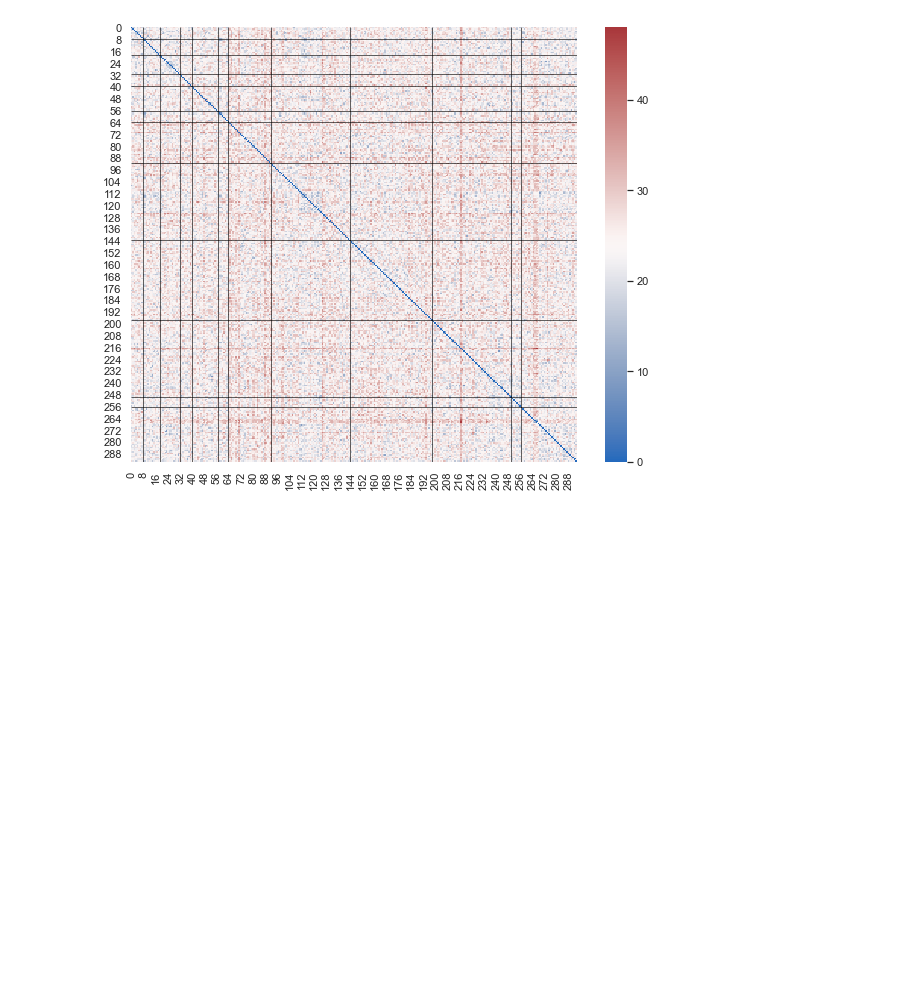
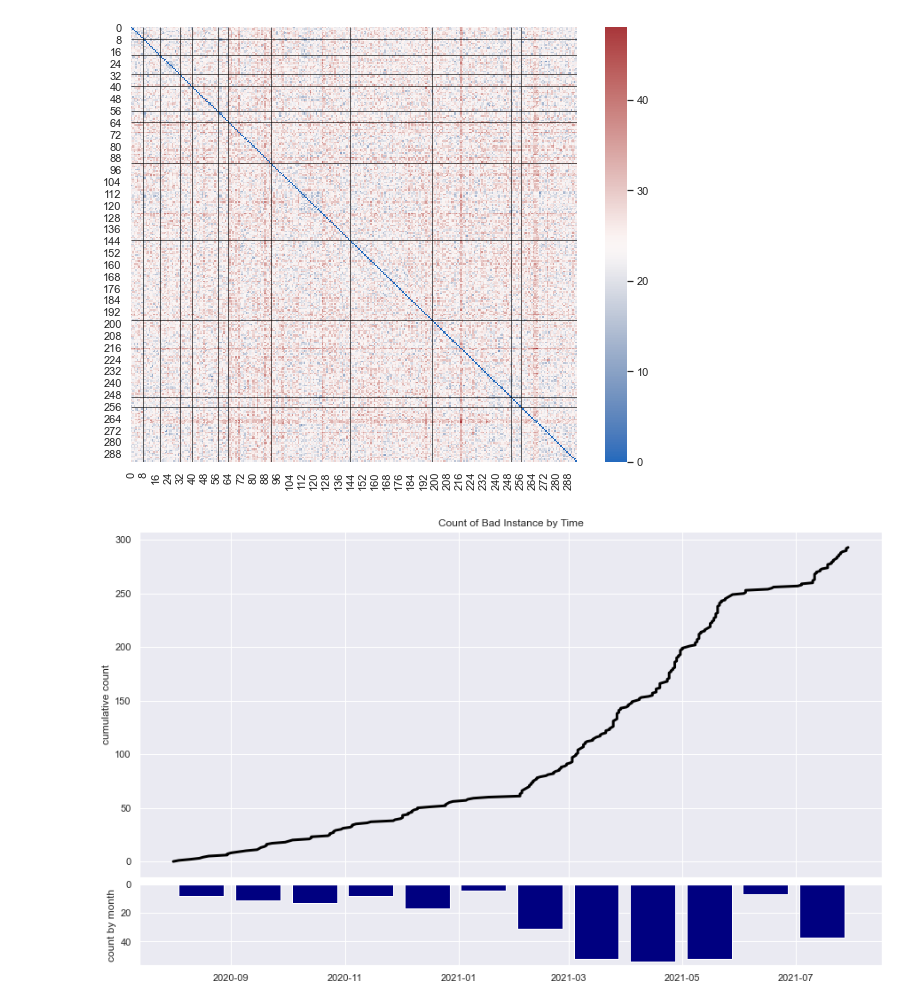
Before and after one commit to ruibone/AUO_aging_test, a Jupyter notebook: AUO aging test/Full_Version_Code/1-1_Data_Preprocessing.ipynb, the cells around one changed output. Saved outputs shown, nothing was run; the diff lists cells and outputs as text; code cells hidden in the pictures; blank space fills up the shorter version.

```diff
--- a/AUO aging test/Full_Version_Code/1-1_Data_Preprocessing.ipynb
+++ b/AUO aging test/Full_Version_Code/1-1_Data_Preprocessing.ipynb
@@ -488,6 +490,29 @@ def distance_heatmap(runhist, bad_in_month) :
     cumsum = list(np.cumsum(bad_in_month))
     ax.hlines(cumsum, *ax.get_xlim(), color = 'black', linewidth = 0.6)
     ax.vlines(cumsum, *ax.get_xlim(), color = 'black', linewidth = 0.6)
+
+
+def cumulative_bad(runhist_data, uni_module):
+
+    runhist_module = uni_module.merge(runhist_data, on = 'id', how = 'inner')
+    bad_date = runhist_module[runhist_module.GB == 1].shift_date
+    year = bad_date.dt.year
+    month = bad_date.dt.month
+    day = np.array([1] + [15]*(len(year)-2) + [30])
+    date_dict = {'year': year, 'month': month, 'day': day}
+    new_time = pd.to_datetime(date_dict)
+
+    fig = plt.figure(figsize = (15, 9))
+    grid = plt.GridSpec(10, 6)
+    main_ax = fig.add_subplot(grid[:-2, :])
+    y_hist = fig.add_subplot(grid[-2: , :], sharex = main_ax)
+    main_ax.plot(bad_date, range(len(bad_date)), linewidth = 3, color = 'black')
+    main_ax.set_title('Count of Bad Instance by Time')
+    main_ax.set_xlabel('date')
+    main_ax.set_ylabel('cumulative count')
+    y_hist.hist(new_time, bins = 12, rwidth = 0.8, color = 'navy')
+    y_hist.set_ylabel('count by month')
+    y_hist.invert_yaxis()
 # %% [markdown]
 ##
 # %% [markdown]
@@ -654,3 +678,8 @@ bad_counts = [8, 11, 13, 8, 17, 7, 28, 52, 54, 52, 7, 37]
 distance_heatmap(array_all, bad_counts)
 # %% [output]
 [figure]
+# %%
+##### cumulative counts of bad instances by time #####
+cumulative_bad(runhist_array, module_uni)
+# %% [output]
+[figure, added]
```
Also changed, not shown: parts of 9 cells of this notebook, 6 other files.
